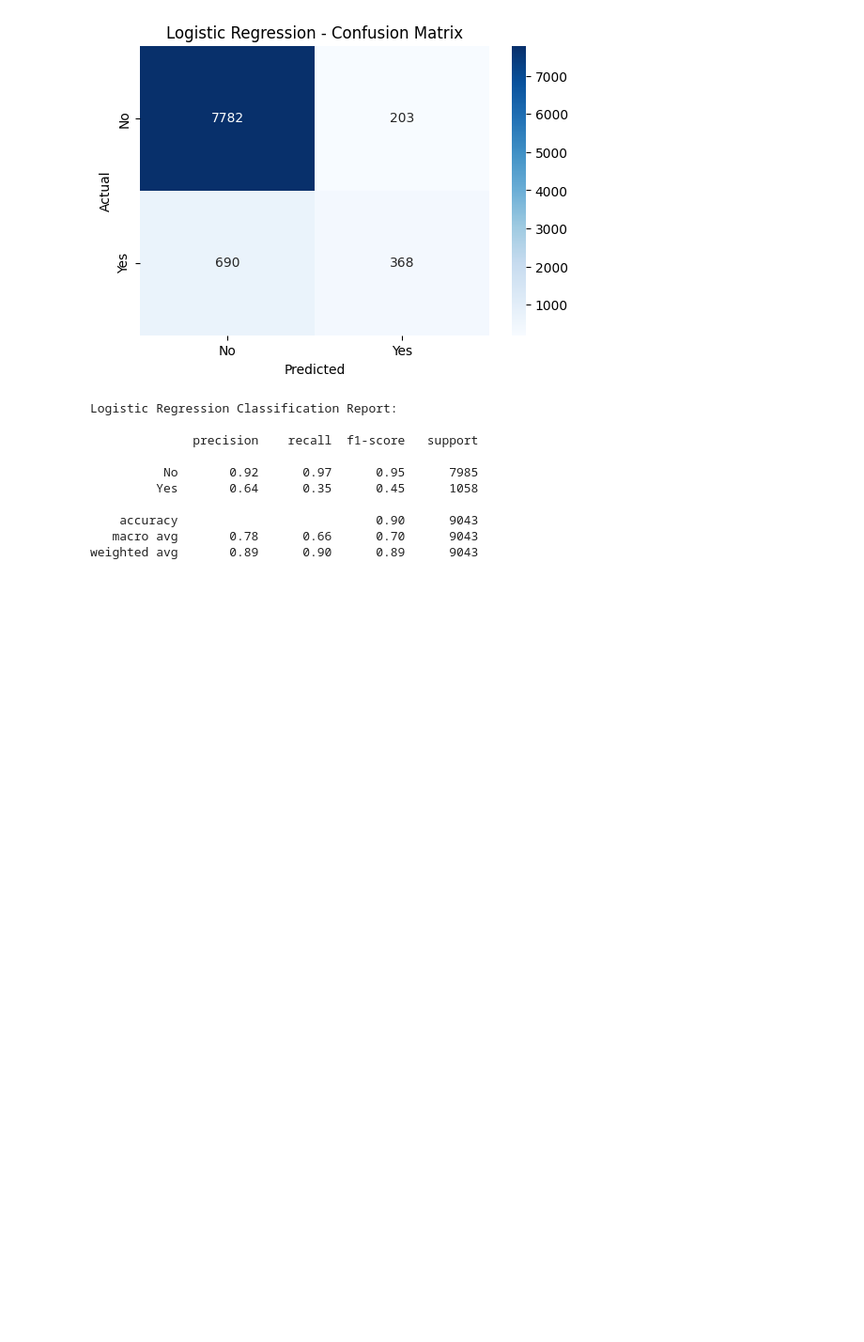
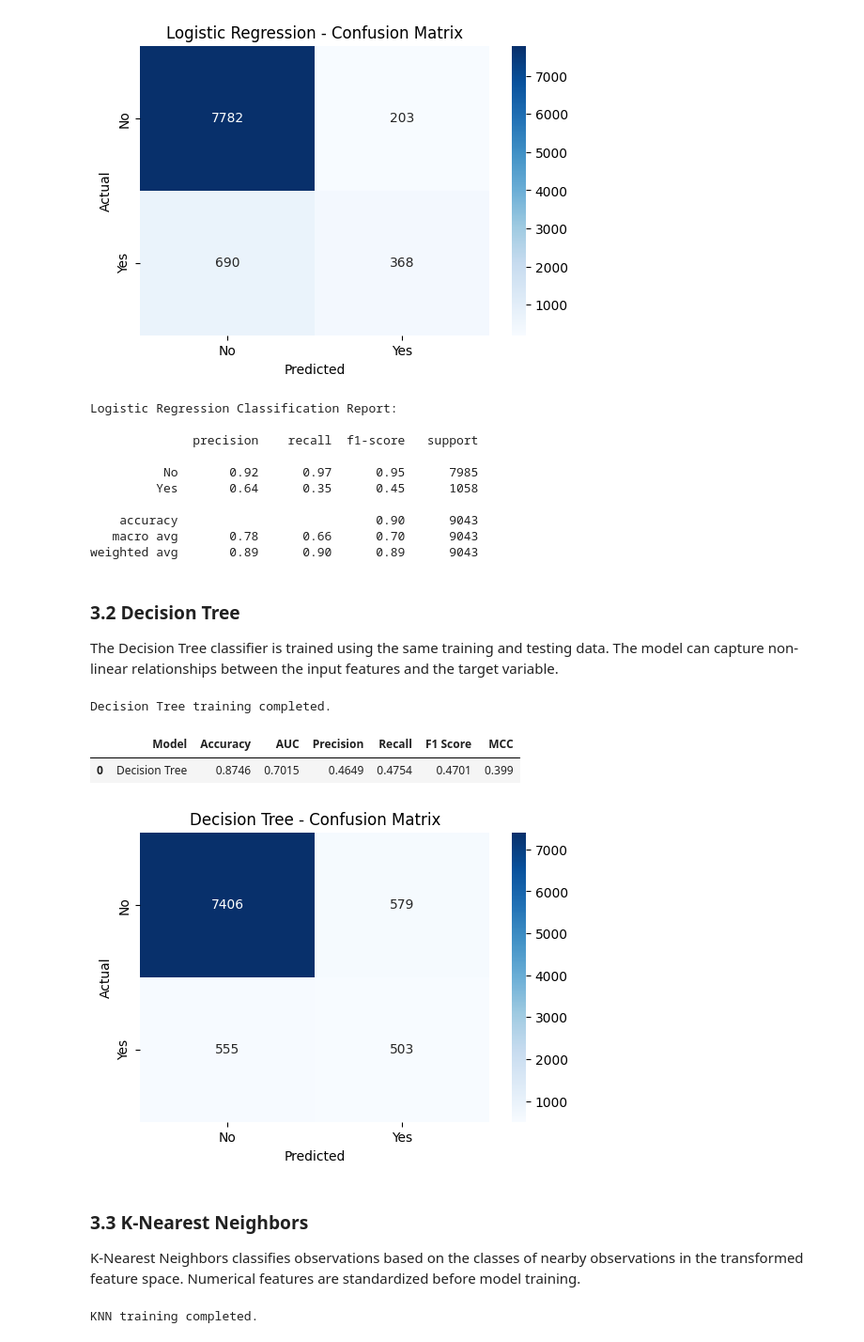
Before and after one commit to SureshN-2026aj05768/ML-Assignment-2-Bank-Marketing, a Jupyter notebook: ML_Assignment2.ipynb, the cells around one changed output. Shown at 94% size. Drawn from its saved outputs; the diff is of its cells as text; code cells hidden in the pictures; blank space fills up the shorter version.

Commit message:
Add Decision Tree and KNN classifiers

```diff
--- a/ML_Assignment2.ipynb
+++ b/ML_Assignment2.ipynb
@@ -391,3 +391,81 @@ Logistic Regression Classification Report:
     accuracy                           0.90      9043
    macro avg       0.78      0.66      0.70      9043
 weighted avg       0.89      0.90      0.89      9043
+# %% [markdown]
+### 3.2 Decision Tree
+
+The Decision Tree classifier is trained using the same training and testing data. The model can capture non-linear relationships between the input features and the target variable.
+# %%
+## Adding the model
+from sklearn.tree import DecisionTreeClassifier
+
+decision_tree_pipeline = Pipeline(
+    steps=[
+        ("preprocessor", preprocessor),
+        ("classifier", DecisionTreeClassifier(
+            random_state=42
+        ))
+    ]
+)
+
+decision_tree_pipeline.fit(X_train, y_train)
+
+print("Decision Tree training completed.")
+# %% [output]
+Decision Tree training completed.
+# %%
+## Evaluating the Decision Tree
+decision_tree_results, decision_tree_pred = evaluate_model(
+    "Decision Tree",
+    decision_tree_pipeline,
+    X_test,
+    y_test
+)
+
+pd.DataFrame([decision_tree_results]).round(4)
+# %% [output]
+|  | Model | Accuracy | AUC | Precision | Recall | F1 Score | MCC |
+| 0 | Decision Tree | 0.8746 | 0.7015 | 0.4649 | 0.4754 | 0.4701 | 0.399 |
+# %%
+## Confusion matrix -Decision Tree
+cm = confusion_matrix(y_test, decision_tree_pred)
+
+plt.figure(figsize=(6, 4))
+
+sns.heatmap(
+    cm,
+    annot=True,
+    fmt="d",
+    cmap="Blues",
+    xticklabels=["No", "Yes"],
+    yticklabels=["No", "Yes"]
+)
+
+plt.title("Decision Tree - Confusion Matrix")
+plt.xlabel("Predicted")
+plt.ylabel("Actual")
+plt.show()
+# %% [output]
+[figure, added]
+# %% [markdown]
+### 3.3 K-Nearest Neighbors
+
+K-Nearest Neighbors classifies observations based on the classes of nearby observations in the transformed feature space. Numerical features are standardized before model training.
+# %%
+## Adding the model
+from sklearn.neighbors import KNeighborsClassifier
+
+knn_pipeline = Pipeline(
+    steps=[
+        ("preprocessor", preprocessor),
+        ("classifier", KNeighborsClassifier(
+            n_neighbors=5
+        ))
+    ]
+)
+
+knn_pipeline.fit(X_train, y_train)
+
+print("KNN training completed.")
+# %% [output]
+KNN training completed.
```
Also changed, not shown: parts of 3 cells of this notebook.
